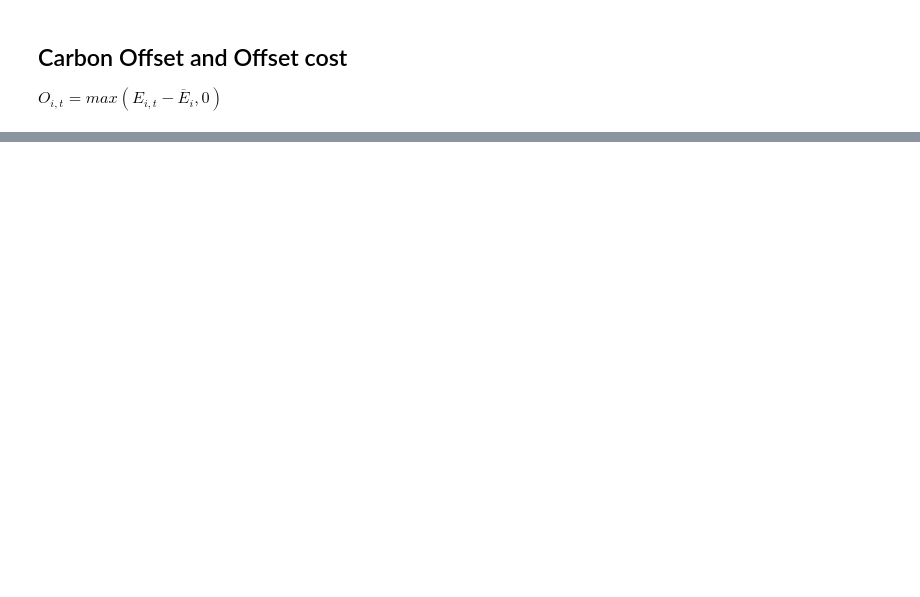
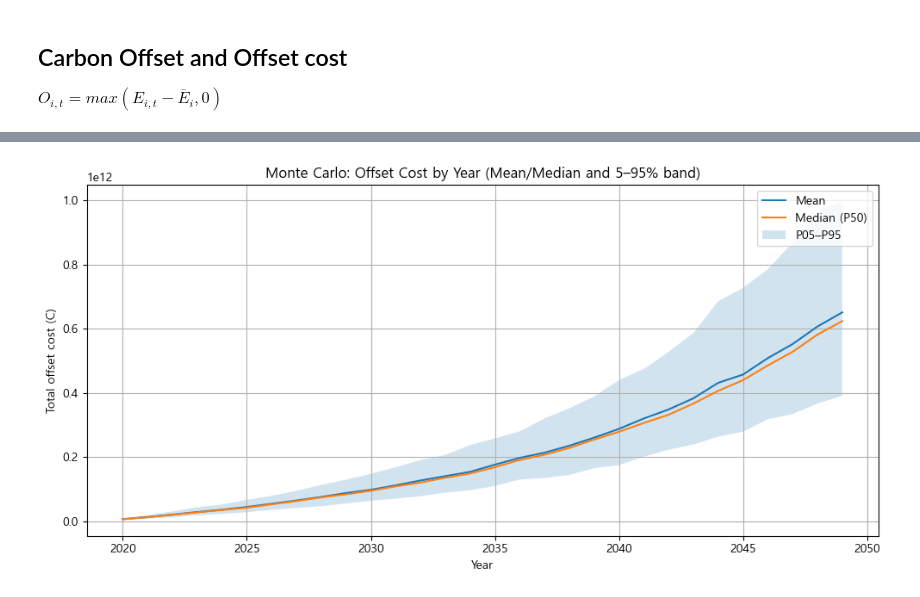
Before and after one commit to pookopook/GCEMM, a Jupyter notebook: 01 scenario.ipynb, the cells around one changed output, grey strips where cells are left out. Drawn from its saved outputs; the diff is of its cells as text; code cells hidden in the pictures; blank space fills up the shorter version.

```diff
--- a/01 scenario.ipynb
+++ b/01 scenario.ipynb
@@ -139,0 +273,3 @@ scenarios
+# %%
+mc = monte_carlo(df_2019=df, econ_key="normal", carbon_key="high", n_sims=500)
+mc.head()
@@ -139,0 +299,25 @@ scenarios
+# %%
+stats = (mc.groupby("year")["C_t"]
+           .agg(mean="mean",
+                p05=lambda x: x.quantile(0.05),
+                p50=lambda x: x.quantile(0.50),
+                p95=lambda x: x.quantile(0.95))
+           .reset_index())
+plt.figure(figsize=(10, 5))
+
+# 평균/중앙값 라인
+plt.plot(stats["year"], stats["mean"], label="Mean")
+plt.plot(stats["year"], stats["p50"], label="Median (P50)")
+
+# 5~95% 구간 밴드
+plt.fill_between(stats["year"], stats["p05"], stats["p95"], alpha=0.2, label="P05–P95")
+
+plt.xlabel("Year")
+plt.ylabel("Total offset cost (C)")
+plt.title("Monte Carlo: Offset Cost by Year (Mean/Median and 5–95% band)")
+plt.legend()
+plt.grid(True)
+plt.tight_layout()
+plt.show()
+# %% [output]
+[figure, added]
```
Also changed, not shown: parts of 58 cells of this notebook.
